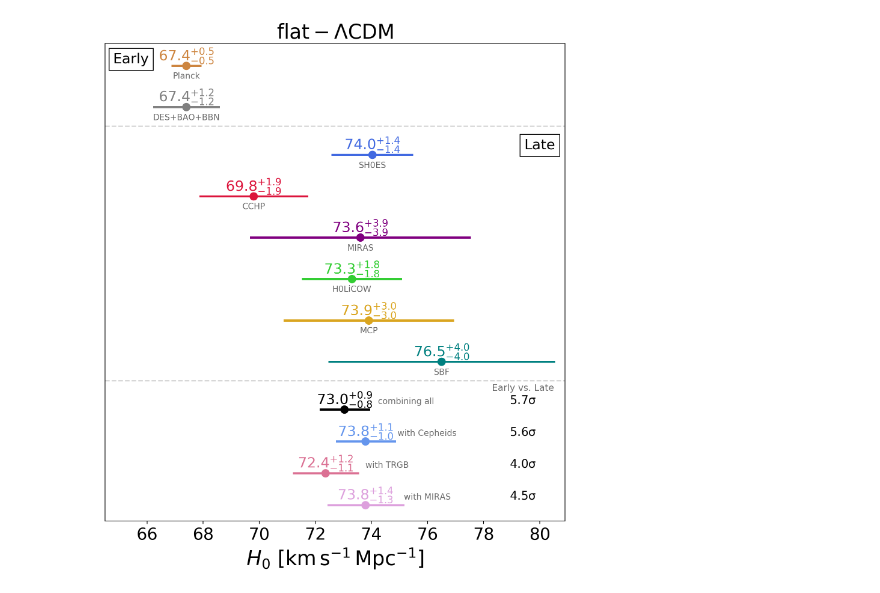
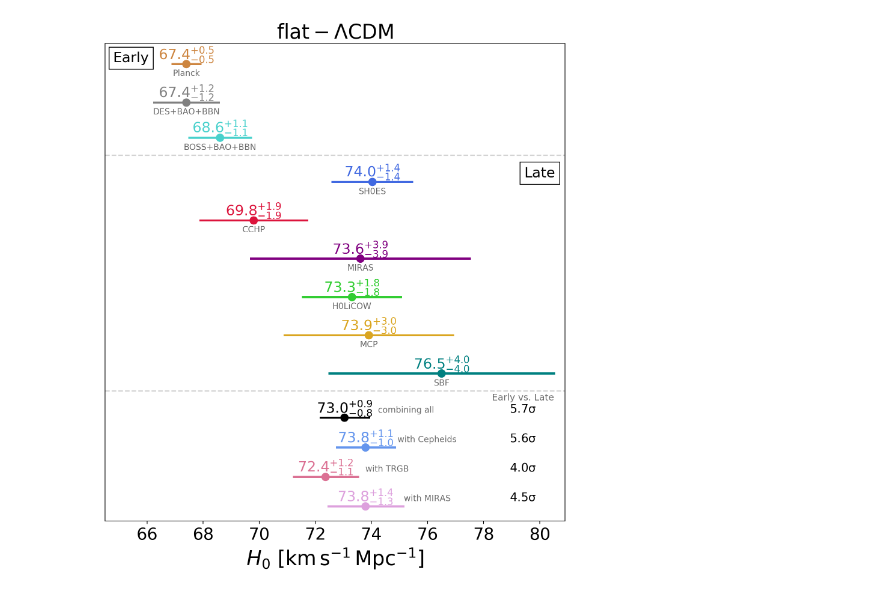
Before and after one commit to shsuyu/H0LiCOW-public, a Jupyter notebook: H0_tension_plots/H0_tension.ipynb, the cells around one changed output. Drawn from its saved outputs; the diff is of its cells as text; code cells hidden in the pictures.

```diff
--- a/H0_tension_plots/H0_tension.ipynb
+++ b/H0_tension_plots/H0_tension.ipynb
@@ -7,7 +7,9 @@ flat = np.linspace(50, 100, num=10000)
 # create estimate
 tdc = Estimate(name="H0LiCOW", mean=73.3, std=1.75)
 planck = Estimate(name="Planck", mean=67.4, std=0.5)
-des = Estimate(name="DES+BAO+BBN", mean=67.4, std=1.15)
+des = Estimate(name="DES+BAO+BBN", mean=67.4, std=1.15)#from https://ui.adsabs.harvard.edu/abs/2018MNRAS.480.3879A/abstract
+boss = Estimate(name="BOSS+BAO+BBN", mean=68.6, std=1.1)#update from https://arxiv.org/pdf/2002.04035.pdf
+
 
 shoes = Estimate(name="SH0ES", mean=74.03, std=1.42)
 cchp = Estimate(name="CCHP", mean=69.8, std=1.9)
@@ -43,13 +45,13 @@ plt.xlabel(r"$H_0\rm{\ [km\,s^{-1}\,Mpc^{-1}]}$", fontsize=24)
 plt.yticks(fontsize=14)
 plt.xticks(fontsize=20)
 
-xs = [planck, des, shoes, cchp, miras, tdc, masers, sbf_cepheids, local_all, local_ceph, local_trgb, local_miras]
-ys = [14.8, 13.5, 12.0, 10.7, 9.4, 8.1, 6.8, 5.5, 4, 3, 2, 1]
+xs = [planck, des, boss, shoes, cchp, miras, tdc, masers, sbf_cepheids, local_all, local_ceph, local_trgb, local_miras]
+ys = [16.0, 14.7, 13.5, 12.0, 10.7, 9.4, 8.1, 6.8, 5.5, 4, 3, 2, 1]
 
-colors = ['peru', 'grey', 'royalblue', 'crimson', 'purple', 'limegreen',
+colors = ['peru', 'grey','mediumturquoise', 'royalblue', 'crimson', 'purple', 'limegreen',
           'goldenrod', 'teal', 'black', 'cornflowerblue',  'palevioletred', 'plum']
 
-plt.axis([64.5, 80.9, 0.5, 15.5]) # 75.6
+plt.axis([64.5, 80.9, 0.5, 16.7]) # 75.6
 plt.gca().yaxis.set_major_locator(plt.NullLocator())
 plt.title(r'$\rm{flat-\Lambda CDM}$', fontsize=24)
 
@@ -70,32 +72,32 @@ for x, y, c in zip(xs, ys, colors):
 
 # dashed lines to split early, late and combinations
 plt.axhline(12.9, color="darkgrey", ls='--', alpha=0.5)
 plt.axhline(4.9, color="darkgrey", ls='--', alpha=0.5)
 
 # subpanels labels
 bbox_props = dict(boxstyle="square", lw=1,  fc="white")
-plt.annotate("Early", xy=(66.07, 15.0), color = "black",
+plt.annotate("Early", xy=(66.07, 16.2), color = "black",
              horizontalalignment="right", verticalalignment="center", fontsize=17, bbox=bbox_props)
 plt.annotate("Late", xy=(80.55, 12.3), color = "black",
              horizontalalignment="right", verticalalignment="center", fontsize=17, bbox=bbox_props)
 
 
 # printing the tension with Planck
 xpos = 79.4
 plt.annotate("Early vs. Late", xy=(xpos, 4.6), color = "dimgrey",
              horizontalalignment="center", fontsize=11)
 
 plt.annotate(r"$\rm{%.1f\sigma}$" % tension_local_all, xy=(xpos, 4.18), color = "black",
              horizontalalignment="center", fontsize=14)
 plt.annotate(r"$\rm{%.1f\sigma}$" % tension_local_ceph, xy=(xpos, 3.18), color = "black",
              horizontalalignment="center", fontsize=14)
 plt.annotate(r"$\rm{%.1f\sigma}$" % tension_local_trgb, xy=(xpos, 2.18), color = "black",
              horizontalalignment="center", fontsize=14)
 plt.annotate(r"$\rm{%.1f\sigma}$" % tension_local_miras, xy=(xpos, 1.18), color = "black",
              horizontalalignment="center", fontsize=14)
 
 plt.tight_layout()
 plt.savefig('H0_tension.pdf', dpi=200)
 plt.savefig('H0_tension.png', dpi=200)
 # %% [output]
-[figure, old version]
+[figure, new version]
```
Also changed, not shown: 3 other files.
